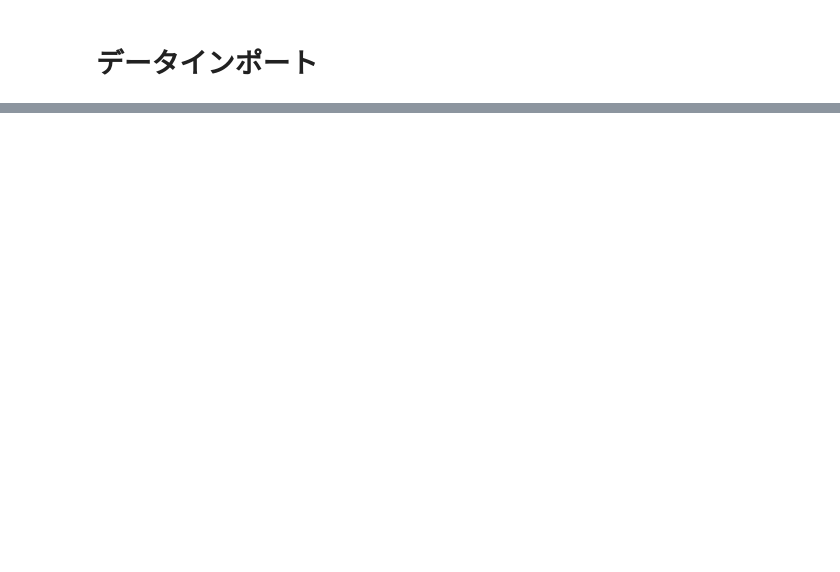
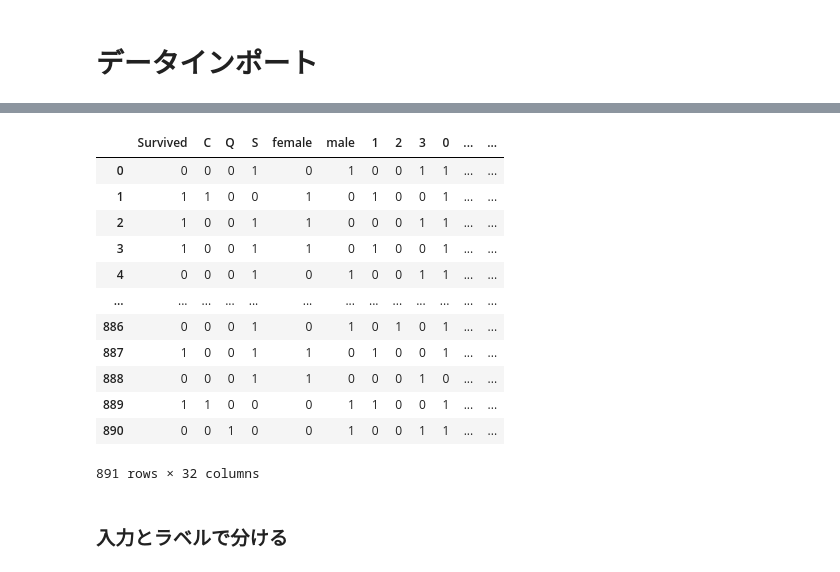
Before and after one commit to RuiHirano/kaggle_titanic, a Jupyter notebook: 20210630_Titanic.ipynb, the cells around one changed output, grey strips where cells are left out. Drawn from its saved outputs; the diff is of its cells as text; code cells hidden in the pictures; blank space fills up the shorter version.

```diff
--- a/20210630_Titanic.ipynb
+++ b/20210630_Titanic.ipynb
@@ -20,0 +165,30 @@ pyplot.show()
+# %%
+def modify_data(data):
+    modified_data = train_df.drop(columns=['PassengerId', 'Name', 'Ticket', 'Cabin'])
+    modified_data = pd.concat([modified_data, pd.get_dummies(data['Embarked'])], axis=1).drop(columns='Embarked')
+    modified_data = pd.concat([modified_data, pd.get_dummies(data['Sex'])], axis=1).drop(columns='Sex')
+    modified_data = pd.concat([modified_data, pd.get_dummies(data['Pclass'])], axis=1).drop(columns='Pclass')
+    modified_data = pd.concat([modified_data, pd.get_dummies(data['Parch'])], axis=1).drop(columns='Parch')
+    modified_data = pd.concat([modified_data, pd.get_dummies(data['SibSp'])], axis=1).drop(columns='SibSp')
+    modified_data = pd.concat([modified_data, pd.get_dummies(pd.cut(data['Age'], [0, 20, 40, 60, 80, 100]))], axis=1).drop(columns='Age')
+    modified_data = pd.concat([modified_data, pd.get_dummies(pd.cut(data['Fare'], [0, 25, 50, 75, 100]))], axis=1).drop(columns='Fare')
+    return modified_data
+# %%
+modified_train_data = modify_data(train_df)
+modified_train_data
+# %% [output]
+|  | Survived | C | Q | S | female | male | 1 | 2 | 3 | 0 | ... | ... |
+| 0 | 0 | 0 | 0 | 1 | 0 | 1 | 0 | 0 | 1 | 1 | ... | ... |
+| 1 | 1 | 1 | 0 | 0 | 1 | 0 | 1 | 0 | 0 | 1 | ... | ... |
+| 2 | 1 | 0 | 0 | 1 | 1 | 0 | 0 | 0 | 1 | 1 | ... | ... |
+| 3 | 1 | 0 | 0 | 1 | 1 | 0 | 1 | 0 | 0 | 1 | ... | ... |
+| 4 | 0 | 0 | 0 | 1 | 0 | 1 | 0 | 0 | 1 | 1 | ... | ... |
+| ... | ... | ... | ... | ... | ... | ... | ... | ... | ... | ... | ... | ... |
+| 886 | 0 | 0 | 0 | 1 | 0 | 1 | 0 | 1 | 0 | 1 | ... | ... |
+| 887 | 1 | 0 | 0 | 1 | 1 | 0 | 1 | 0 | 0 | 1 | ... | ... |
+| 888 | 0 | 0 | 0 | 1 | 1 | 0 | 0 | 0 | 1 | 0 | ... | ... |
+| 889 | 1 | 1 | 0 | 0 | 0 | 1 | 1 | 0 | 0 | 1 | ... | ... |
+| 890 | 0 | 0 | 1 | 0 | 0 | 1 | 0 | 0 | 1 | 1 | ... | ... |
+891 rows × 32 columns
+# %% [markdown]
+### 入力とラベルで分ける
```
Also changed, not shown: parts of 17 cells of this notebook.
